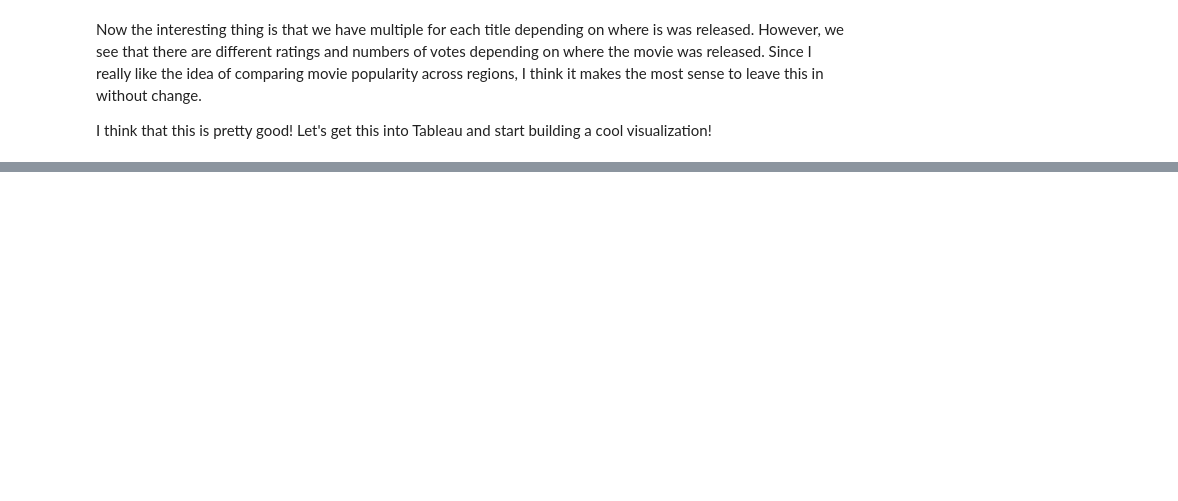
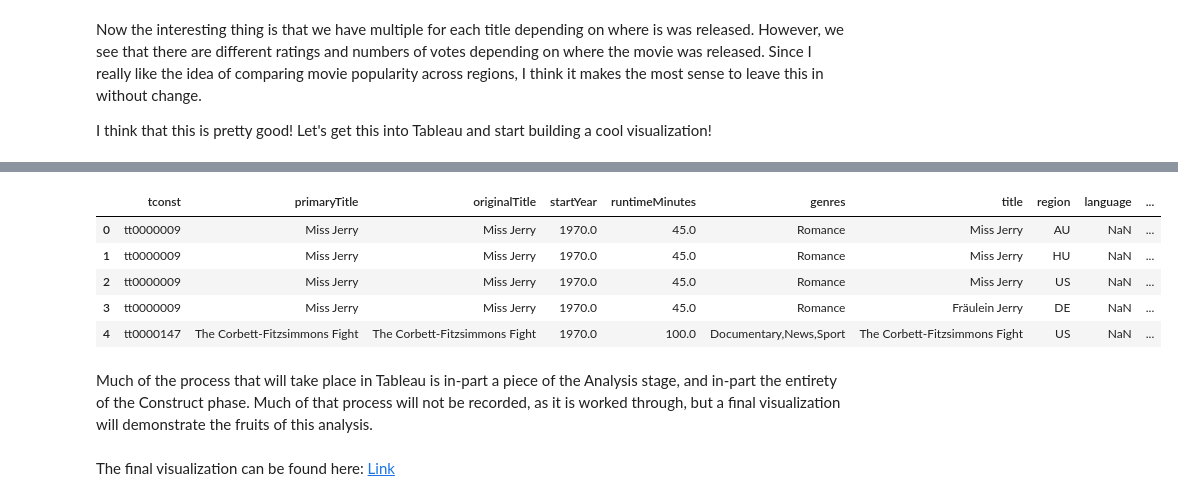
Before and after one commit to Jkrol6675/IMDbExploratoryAnalysis-Movies, a Jupyter notebook: workbook.ipynb, the cells around one changed output, grey strips where cells are left out. Drawn from its saved outputs; the diff is of its cells as text; code cells hidden in the pictures; blank space fills up the shorter version.

```diff
--- a/workbook.ipynb
+++ b/workbook.ipynb
@@ -345,0 +395,2 @@ I think that this is pretty good! Let's get this into Tableau and start building
+# %%
+votes_per_year = title_basics[['startYear', 'numVotes']].groupby('startYear').sum()
@@ -345,0 +414,3 @@ I think that this is pretty good! Let's get this into Tableau and start building
+# %%
+votes_per_year.reset_index(inplace=True)
+votes_per_year
@@ -345,0 +431,7 @@ I think that this is pretty good! Let's get this into Tableau and start building
+# %%
+# Convert startYear to str for both dataframes
+votes_per_year['startYear'] = votes_per_year['startYear'].astype(str)
+title_basics['startYear'] = title_basics['startYear'].astype(str)
+# %%
+for year in votes_per_year['startYear']:
+    title_basics.loc[title_basics['startYear'] == year, 'votesThisYear'] = votes_per_year.loc[votes_per_year['startYear'] == year, 'numVotes'].values[0]
@@ -345,0 +454,9 @@ I think that this is pretty good! Let's get this into Tableau and start building
+# %%
+title_basics.head()
+# %% [output]
+|  | tconst | primaryTitle | originalTitle | startYear | runtimeMinutes | genres | title | region | language | ... |
+| 0 | tt0000009 | Miss Jerry | Miss Jerry | 1970.0 | 45.0 | Romance | Miss Jerry | AU | NaN | ... |
+| 1 | tt0000009 | Miss Jerry | Miss Jerry | 1970.0 | 45.0 | Romance | Miss Jerry | HU | NaN | ... |
+| 2 | tt0000009 | Miss Jerry | Miss Jerry | 1970.0 | 45.0 | Romance | Miss Jerry | US | NaN | ... |
+| 3 | tt0000009 | Miss Jerry | Miss Jerry | 1970.0 | 45.0 | Romance | Fräulein Jerry | DE | NaN | ... |
+| 4 | tt0000147 | The Corbett-Fitzsimmons Fight | The Corbett-Fitzsimmons Fight | 1970.0 | 100.0 | Documentary,News,Sport | The Corbett-Fitzsimmons Fight | US | NaN | ... |
@@ -345,0 +471,4 @@ I think that this is pretty good! Let's get this into Tableau and start building
+# %% [markdown]
+Much of the process that will take place in Tableau is in-part a piece of the Analysis stage, and in-part the entirety of the Construct phase. Much of that process will not be recorded, as it is worked through, but a final visualization will demonstrate the fruits of this analysis.
+# %% [markdown]
+The final visualization can be found here: [Link](https://public.tableau.com/app/profile/jacob.krol/viz/IMDbsMostPopularMoviesbyVote-weightedRatings/Dashboard1)
```
Also changed, not shown: parts of 10 cells of this notebook.
